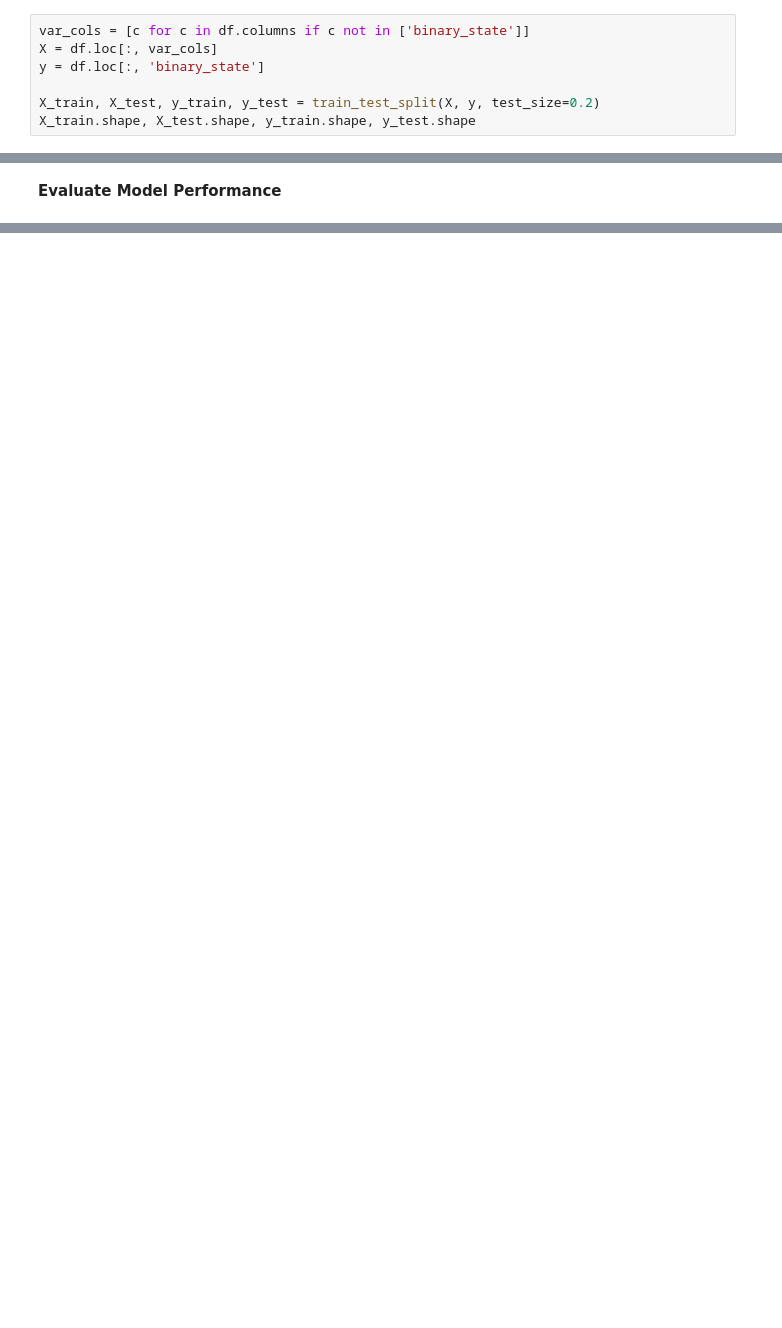
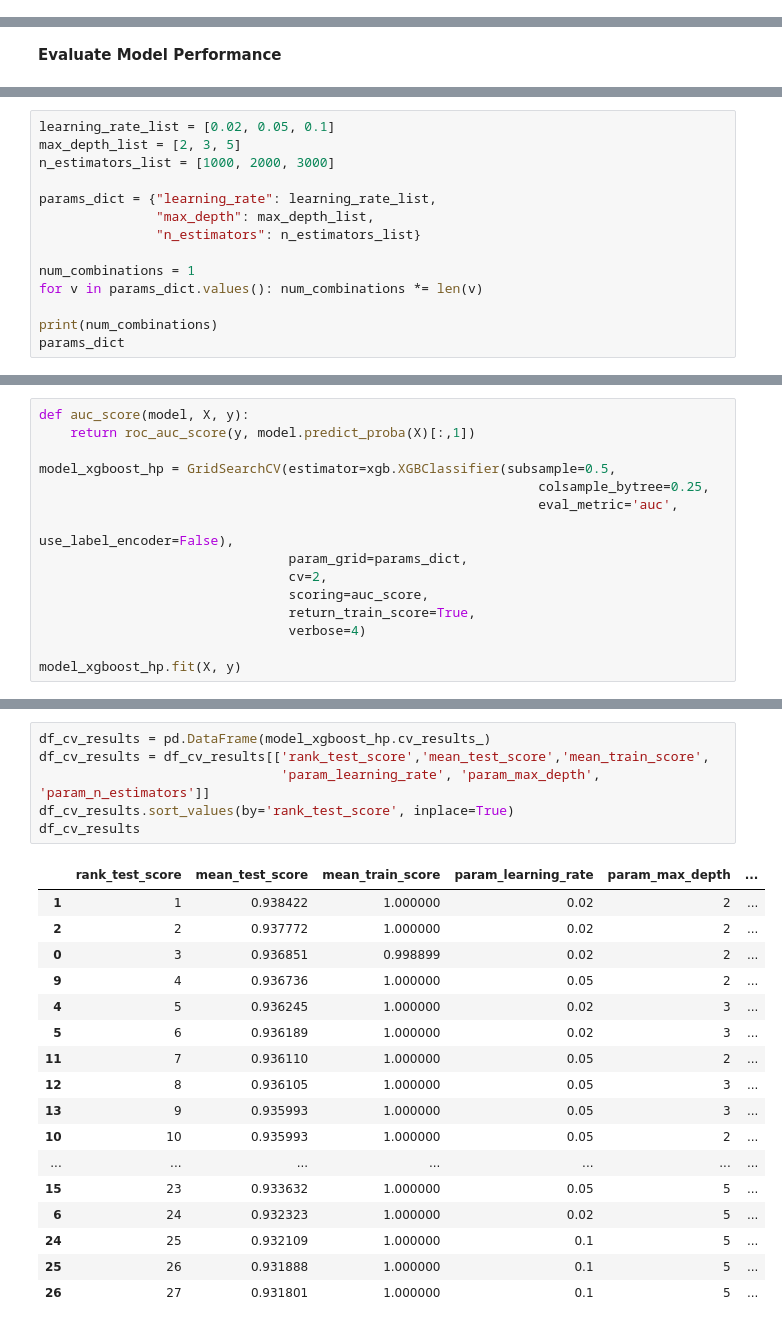
Before and after one commit to bandytan/Kickstarter-Campaign-Success-Predictor, a Jupyter notebook: xgboost.ipynb, the cells around one changed output, grey strips where cells are left out. Saved outputs shown, nothing was run; the diff lists cells and outputs as text; blank space fills up the shorter version.

Commit message:
Added xgboost model evaluation and GridSearch

```diff
--- a/xgboost.ipynb
+++ b/xgboost.ipynb
@@ -40,7 +54,0 @@ print(df[df.binary_state == 0].shape)
-# %%
-var_cols = [c for c in df.columns if c not in ['binary_state']]
-X = df.loc[:, var_cols]
-y = df.loc[:, 'binary_state']
-
-X_train, X_test, y_train, y_test = train_test_split(X, y, test_size=0.2)
-X_train.shape, X_test.shape, y_train.shape, y_test.shape
@@ -148,0 +190,14 @@ print("AUC Train: {:.4f}\nAUC Valid: {:.4f}".format(roc_auc_score(y_train, y_tra
+# %%
+learning_rate_list = [0.02, 0.05, 0.1]
+max_depth_list = [2, 3, 5]
+n_estimators_list = [1000, 2000, 3000]
+
+params_dict = {"learning_rate": learning_rate_list,
+               "max_depth": max_depth_list,
+               "n_estimators": n_estimators_list}
+
+num_combinations = 1
+for v in params_dict.values(): num_combinations *= len(v)
+
+print(num_combinations)
+params_dict
@@ -148,0 +209,15 @@ print("AUC Train: {:.4f}\nAUC Valid: {:.4f}".format(roc_auc_score(y_train, y_tra
+# %%
+def auc_score(model, X, y):
+    return roc_auc_score(y, model.predict_proba(X)[:,1])
+
+model_xgboost_hp = GridSearchCV(estimator=xgb.XGBClassifier(subsample=0.5,
+                                                                colsample_bytree=0.25,
+                                                                eval_metric='auc',
+                                                                use_label_encoder=False),
+                                param_grid=params_dict,
+                                cv=2,
+                                scoring=auc_score,
+                                return_train_score=True,
+                                verbose=4)
+
+model_xgboost_hp.fit(X, y)
@@ -148,0 +259,24 @@ print("AUC Train: {:.4f}\nAUC Valid: {:.4f}".format(roc_auc_score(y_train, y_tra
+# %%
+df_cv_results = pd.DataFrame(model_xgboost_hp.cv_results_)
+df_cv_results = df_cv_results[['rank_test_score','mean_test_score','mean_train_score',
+                               'param_learning_rate', 'param_max_depth', 'param_n_estimators']]
+df_cv_results.sort_values(by='rank_test_score', inplace=True)
+df_cv_results
+# %% [output]
+|  | rank_test_score | mean_test_score | mean_train_score | param_learning_rate | param_max_depth | ... |
+| 1 | 1 | 0.938422 | 1.000000 | 0.02 | 2 | ... |
+| 2 | 2 | 0.937772 | 1.000000 | 0.02 | 2 | ... |
+| 0 | 3 | 0.936851 | 0.998899 | 0.02 | 2 | ... |
+| 9 | 4 | 0.936736 | 1.000000 | 0.05 | 2 | ... |
+| 4 | 5 | 0.936245 | 1.000000 | 0.02 | 3 | ... |
+| 5 | 6 | 0.936189 | 1.000000 | 0.02 | 3 | ... |
+| 11 | 7 | 0.936110 | 1.000000 | 0.05 | 2 | ... |
+| 12 | 8 | 0.936105 | 1.000000 | 0.05 | 3 | ... |
+| 13 | 9 | 0.935993 | 1.000000 | 0.05 | 3 | ... |
+| 10 | 10 | 0.935993 | 1.000000 | 0.05 | 2 | ... |
+| ... | ... | ... | ... | ... | ... | ... |
+| 15 | 23 | 0.933632 | 1.000000 | 0.05 | 5 | ... |
+| 6 | 24 | 0.932323 | 1.000000 | 0.02 | 5 | ... |
+| 24 | 25 | 0.932109 | 1.000000 | 0.1 | 5 | ... |
+| 25 | 26 | 0.931888 | 1.000000 | 0.1 | 5 | ... |
+| 26 | 27 | 0.931801 | 1.000000 | 0.1 | 5 | ... |
```
Also changed, not shown: parts of 18 cells of this notebook.
